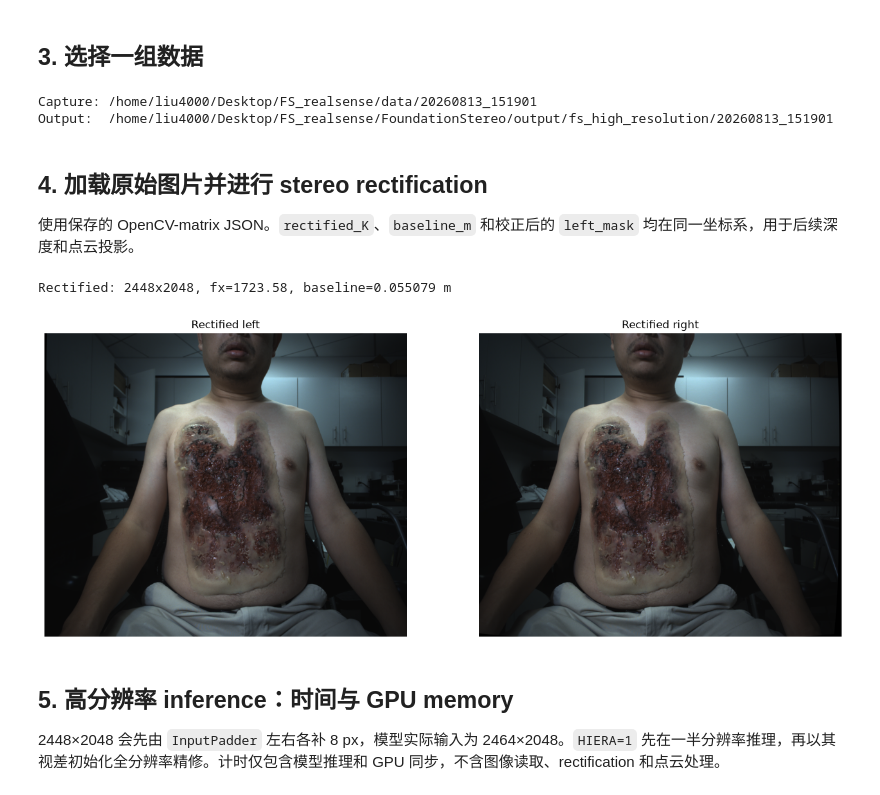
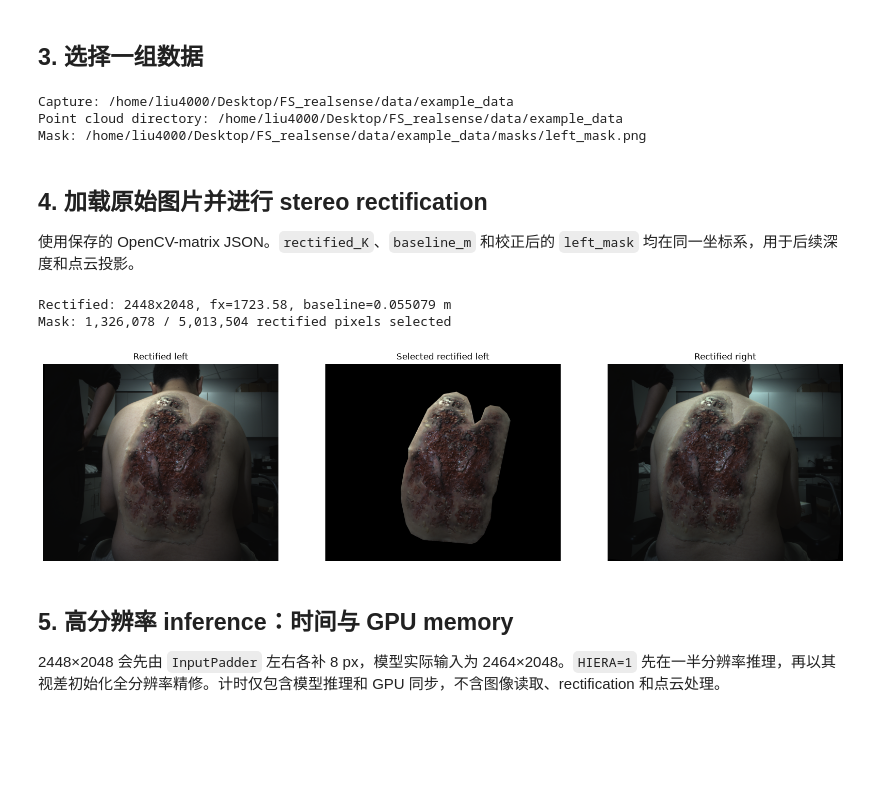
Before and after one commit to lipilian/FS_realsense, a Jupyter notebook: python_onnx_maker/fs_high_resolution.ipynb, the cells around one changed output. Cells and saved outputs as stored; diff of their text form; code cells hidden in the pictures; blank space fills up the shorter version.

```diff
--- a/python_onnx_maker/fs_high_resolution.ipynb
+++ b/python_onnx_maker/fs_high_resolution.ipynb
@@ -75,65 +35,27 @@ Model loaded: model_best_bp2.pth
 # %% [markdown]
 ## 3. 选择一组数据
 # %%
-# 只修改这个时间戳目录，即可切换测试数据。
-CAPTURE_DIR = REPO_ROOT / 'data' / 'example_data'
-LEFT_PATH = CAPTURE_DIR / 'left.png'
-RIGHT_PATH = CAPTURE_DIR / 'right.png'
-LEFT_MASK_PATH = CAPTURE_DIR / 'masks' / 'left_mask.png'
-CALIBRATION_PATH = CAPTURE_DIR / 'calibration.json'
-for path in (LEFT_PATH, RIGHT_PATH, LEFT_MASK_PATH, CALIBRATION_PATH):
-    assert path.is_file(), f'缺少文件: {path}'
-
-EXPECTED_WIDTH, EXPECTED_HEIGHT = 2448, 2048
-POINT_CLOUD_DIR = CAPTURE_DIR
+# 只修改这个数据组目录名，即可切换测试数据。
+CAPTURE_DIR = configure_capture(globals(), REPO_ROOT, 'example_data')
 print('Capture:', CAPTURE_DIR)
 print('Point cloud directory:', POINT_CLOUD_DIR)
 print('Mask:', LEFT_MASK_PATH)
 # %% [output]
-Capture: /home/liu4000/Desktop/FS_realsense/data/20260813_151901
-Output:  /home/liu4000/Desktop/FS_realsense/FoundationStereo/output/fs_high_resolution/20260813_151901
+Capture: /home/liu4000/Desktop/FS_realsense/data/example_data
+Point cloud directory: /home/liu4000/Desktop/FS_realsense/data/example_data
+Mask: /home/liu4000/Desktop/FS_realsense/data/example_data/masks/left_mask.png
 # %% [markdown]
 ## 4. 加载原始图片并进行 stereo rectification
 
 使用保存的 OpenCV-matrix JSON。`rectified_K`、`baseline_m` 和校正后的 `left_mask` 均在同一坐标系，用于后续深度和点云投影。
 # %%
-def json_matrix(item):
-    return np.asarray(item['data'], dtype=np.float64).reshape(item['rows'], item['cols'])
-
-def load_and_rectify(left_path, right_path, calibration_path):
-    # imageio 按 RGB 读取；cv2.remap 仅重映射像素位置，不改变通道顺序。
-    raw_left, raw_right = iio.imread(left_path), iio.imread(right_path)
-    if raw_left.ndim != 3 or raw_left.shape[2] != 3 or raw_right.shape != raw_left.shape:
-        raise ValueError(f'左右图必须是同尺寸 RGB，实际为 {raw_left.shape} / {raw_right.shape}')
-    height, width = raw_left.shape[:2]
-    if (width, height) != (EXPECTED_WIDTH, EXPECTED_HEIGHT):
-        raise ValueError(f'期望 {EXPECTED_WIDTH}x{EXPECTED_HEIGHT}，实际为 {width}x{height}')
-
-    calibration = json.loads(Path(calibration_path).read_text())
-    K1, K2 = json_matrix(calibration['left_camera_matrix']), json_matrix(calibration['right_camera_matrix'])
-    D1, D2 = json_matrix(calibration['left_distortion']), json_matrix(calibration['right_distortion'])
-    R, T = json_matrix(calibration['right_to_left_rotation']), json_matrix(calibration['right_to_left_translation'])
-    R1, R2, P1, P2, _, _, _ = cv2.stereoRectify(
-        K1, D1, K2, D2, (width, height), R, T, flags=cv2.CALIB_ZERO_DISPARITY
-    )
-    left_map = cv2.initUndistortRectifyMap(K1, D1, R1, P1, (width, height), cv2.CV_32FC1)
-    right_map = cv2.initUndistortRectifyMap(K2, D2, R2, P2, (width, height), cv2.CV_32FC1)
-    rectified_left = cv2.remap(raw_left, *left_map, cv2.INTER_LINEAR)
-    rectified_right = cv2.remap(raw_right, *right_map, cv2.INTER_LINEAR)
-    rectified_K = P1[:, :3].astype(np.float32)
-    baseline_m = abs(float(P2[0, 3] / P2[0, 0]))
-    if baseline_m <= 0:
-        raise RuntimeError(f'无效 baseline: {baseline_m}')
-    return raw_left, raw_right, rectified_left, rectified_right, rectified_K, baseline_m, left_map
-
-raw_left, raw_right, rectified_left, rectified_right, rectified_K, baseline_m, left_map = load_and_rectify(
-    LEFT_PATH, RIGHT_PATH, CALIBRATION_PATH
+rectified_left, rectified_right, rectified_K, baseline_m, rectified_left_mask = load_rectify_and_select_mask(
+    globals(), LEFT_PATH, RIGHT_PATH, LEFT_MASK_PATH, CALIBRATION_PATH, EXPECTED_WIDTH, EXPECTED_HEIGHT
 )
 print(f'Rectified: {rectified_left.shape[1]}x{rectified_left.shape[0]}, fx={rectified_K[0,0]:.2f}, baseline={baseline_m:.6f} m')
-fig, axes = plt.subplots(1, 2, figsize=(16, 7))
-for axis, image, title in zip(axes, (rectified_left, rectified_right), ('Rectified left', 'Rectified right')):
-    axis.imshow(image); axis.set_title(title); axis.axis('off')
-plt.show()
+print(f'Mask: {rectified_left_mask.sum():,} / {rectified_left_mask.size:,} rectified pixels selected')
+show_rectified_selection(rectified_left, rectified_left_mask, rectified_right)
 # %% [output]
 Rectified: 2448x2048, fx=1723.58, baseline=0.055079 m
+Mask: 1,326,078 / 5,013,504 rectified pixels selected
-[figure, old version]
+[figure, new version]
```
Also changed, not shown: parts of 8 cells of this notebook, 1 other file.
